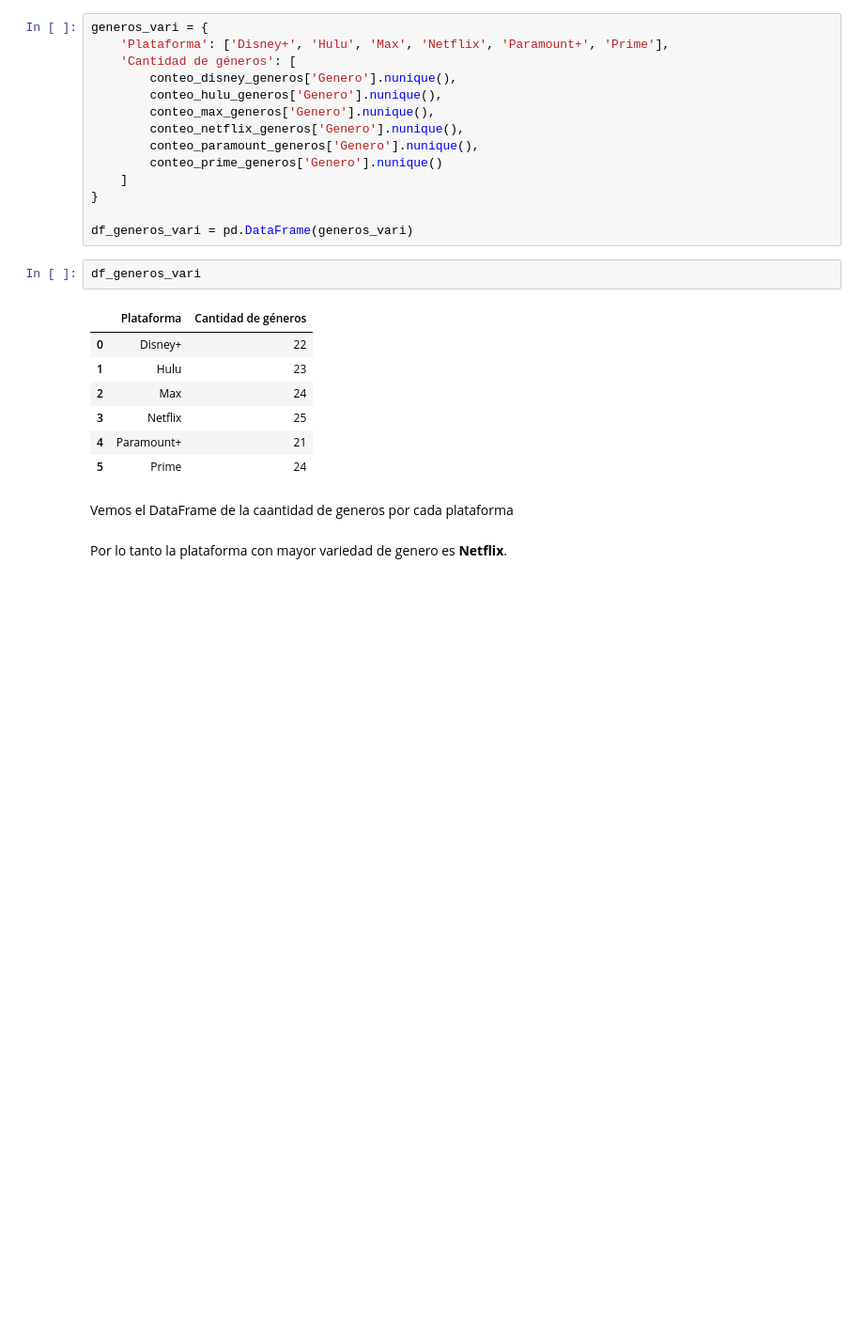
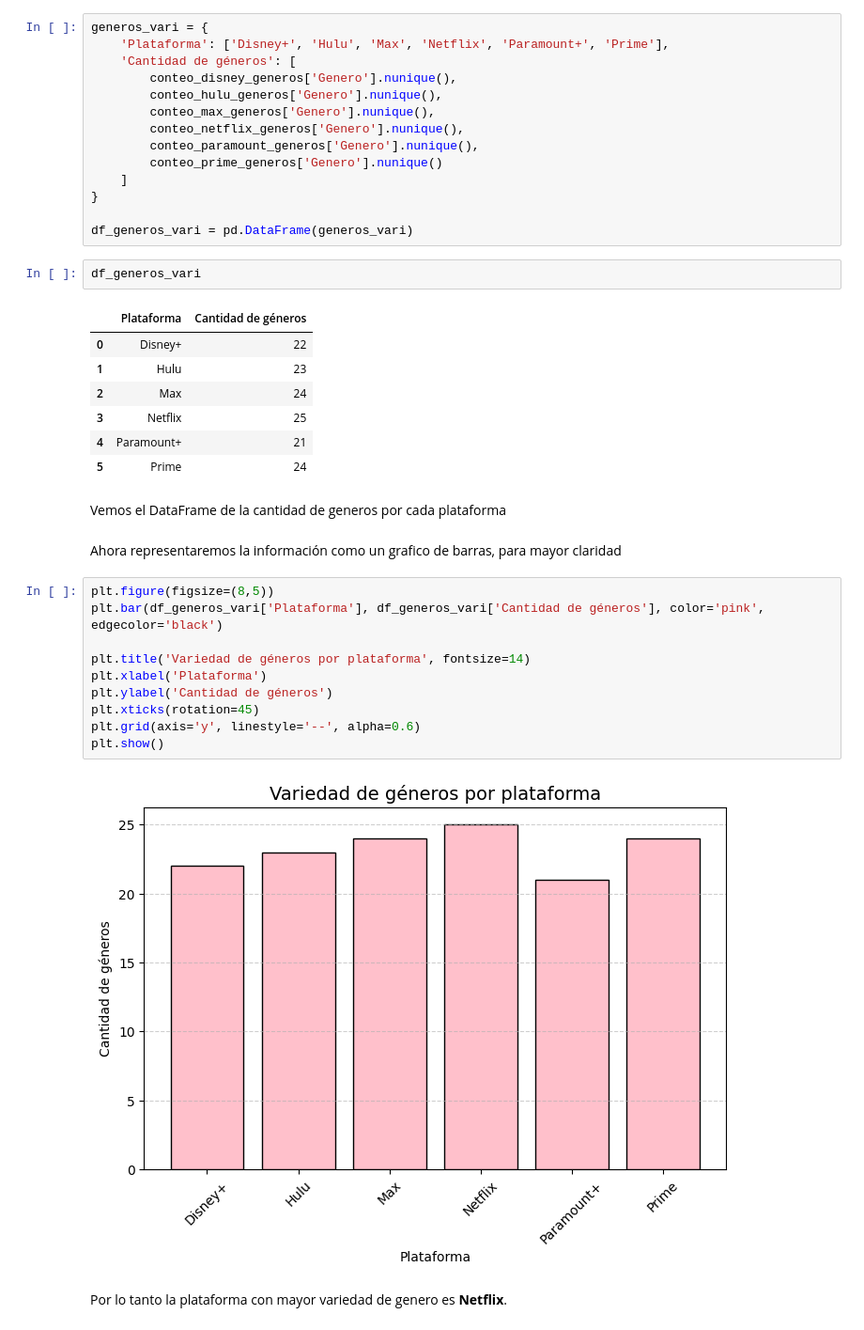
Before and after one commit to jlevipil/Proyecto-Grupo-18, a Jupyter notebook: Preguntas/pregunta_2.ipynb, the cells around one changed output. Shown: that part at 94% size. Drawn from its saved outputs; the diff is of its cells as text; blank space fills up the shorter version.

```diff
--- a/Preguntas/pregunta_2.ipynb
+++ b/Preguntas/pregunta_2.ipynb
@@ -119,6 +120,20 @@ df_generos_vari
 | 4 | Paramount+ | 21 |
 | 5 | Prime | 24 |
 # %% [markdown]
-Vemos el DataFrame de la caantidad de generos por cada plataforma
+Vemos el DataFrame de la cantidad de generos por cada plataforma
+# %% [markdown]
+Ahora representaremos la información como un grafico de barras, para mayor claridad
+# %%
+plt.figure(figsize=(8,5))
+plt.bar(df_generos_vari['Plataforma'], df_generos_vari['Cantidad de géneros'], color='pink', edgecolor='black')
+
+plt.title('Variedad de géneros por plataforma', fontsize=14)
+plt.xlabel('Plataforma')
+plt.ylabel('Cantidad de géneros')
+plt.xticks(rotation=45)
+plt.grid(axis='y', linestyle='--', alpha=0.6)
+plt.show()
+# %% [output]
+[figure, added]
 # %% [markdown]
 Por lo tanto la plataforma con mayor variedad de genero es **Netflix**.
```
Also changed, not shown: parts of 4 cells of this notebook, 1 other file.
